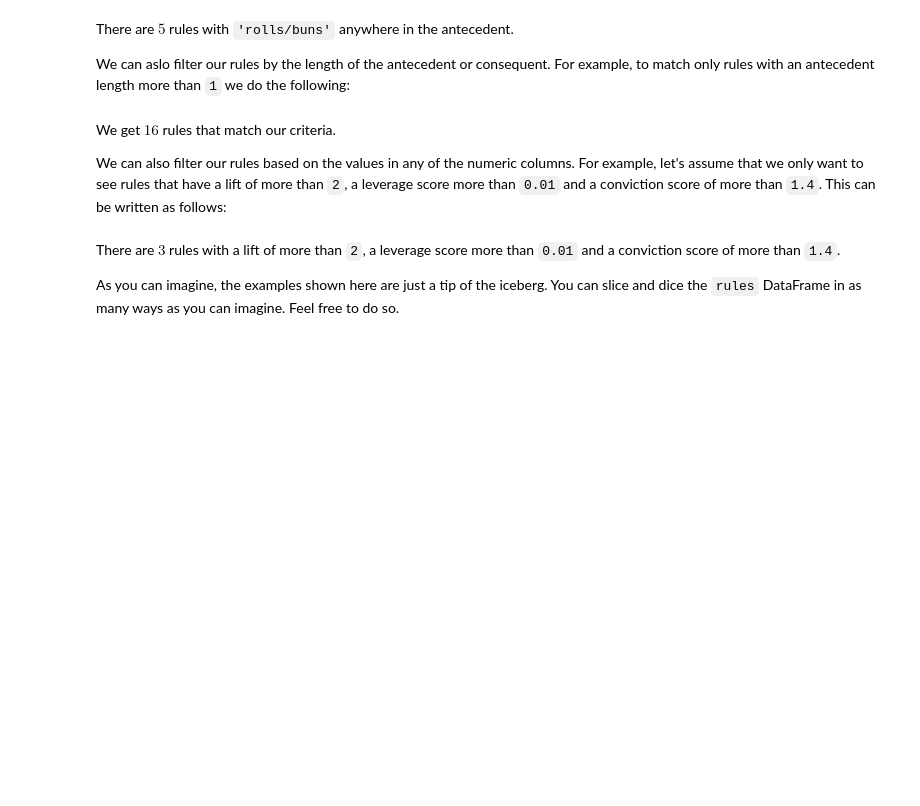
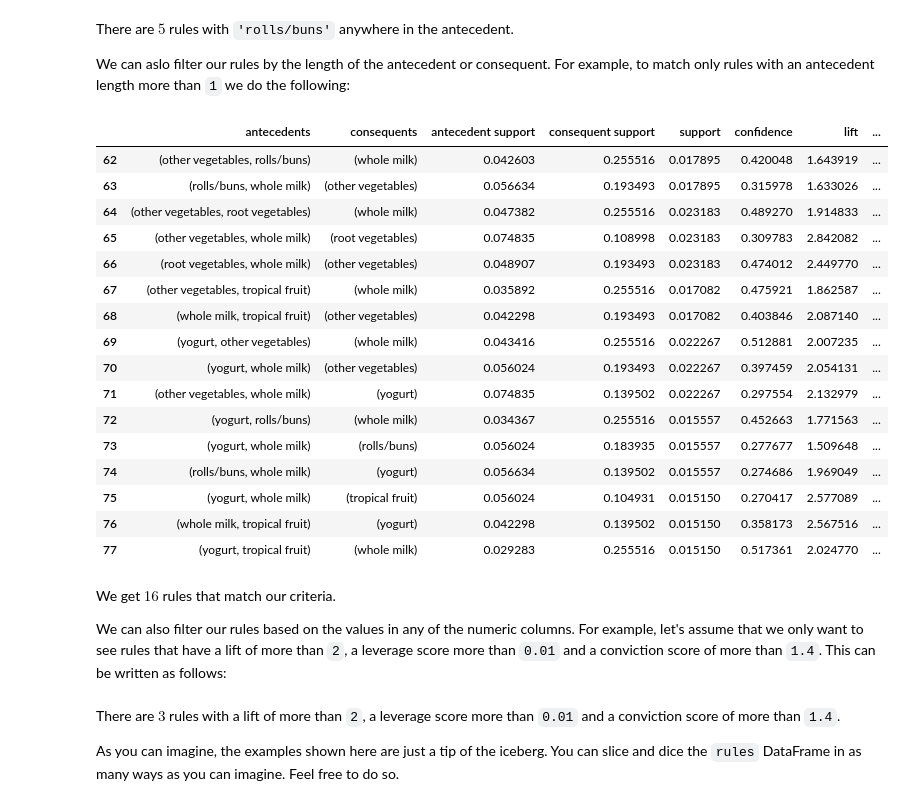
Before and after one commit to BuddhikaBaru/machine-learning-with-python-association-rules-3209139, a Jupyter notebook: src/02b.ipynb, the cells around one changed output. Saved outputs shown, nothing was run; the diff lists cells and outputs as text; code cells hidden in the pictures; blank space fills up the shorter version.

```diff
--- a/src/02b.ipynb
+++ b/src/02b.ipynb
@@ -205,6 +205,6 @@ The `association_rules` function takes several arguments. The first is the frequ
 
 Let's assume that we want to limit our focus to rules that have a confidence of `0.25` or more. To do this, we set the `metric` argument to `"confidence"` and the `min_threshold` argument to `0.25`.
 # %%
-rules = association_rules
+rules = association_rules(frequent_itemsets,metric="confidence", min_threshold=0.25)
 # %% [markdown]
 Let's see what rules were generated.
@@ -226,6 +267,27 @@ Note that in the previous two examples, we only matched rules with `'rolls/buns'
 There are $5$ rules with `'rolls/buns'` anywhere in the antecedent.
 
 We can aslo filter our rules by the length of the antecedent or consequent. For example, to match only rules with an antecedent length more than `1` we do the following:
+# %%
+rows=rules['antecedents'].str.len()>1
+rules[rows]
+# %% [output]
+|  | antecedents | consequents | antecedent support | consequent support | support | confidence | lift | ... |
+| 62 | (other vegetables, rolls/buns) | (whole milk) | 0.042603 | 0.255516 | 0.017895 | 0.420048 | 1.643919 | ... |
+| 63 | (rolls/buns, whole milk) | (other vegetables) | 0.056634 | 0.193493 | 0.017895 | 0.315978 | 1.633026 | ... |
+| 64 | (other vegetables, root vegetables) | (whole milk) | 0.047382 | 0.255516 | 0.023183 | 0.489270 | 1.914833 | ... |
+| 65 | (other vegetables, whole milk) | (root vegetables) | 0.074835 | 0.108998 | 0.023183 | 0.309783 | 2.842082 | ... |
+| 66 | (root vegetables, whole milk) | (other vegetables) | 0.048907 | 0.193493 | 0.023183 | 0.474012 | 2.449770 | ... |
+| 67 | (other vegetables, tropical fruit) | (whole milk) | 0.035892 | 0.255516 | 0.017082 | 0.475921 | 1.862587 | ... |
+| 68 | (whole milk, tropical fruit) | (other vegetables) | 0.042298 | 0.193493 | 0.017082 | 0.403846 | 2.087140 | ... |
+| 69 | (yogurt, other vegetables) | (whole milk) | 0.043416 | 0.255516 | 0.022267 | 0.512881 | 2.007235 | ... |
+| 70 | (yogurt, whole milk) | (other vegetables) | 0.056024 | 0.193493 | 0.022267 | 0.397459 | 2.054131 | ... |
+| 71 | (other vegetables, whole milk) | (yogurt) | 0.074835 | 0.139502 | 0.022267 | 0.297554 | 2.132979 | ... |
+| 72 | (yogurt, rolls/buns) | (whole milk) | 0.034367 | 0.255516 | 0.015557 | 0.452663 | 1.771563 | ... |
+| 73 | (yogurt, whole milk) | (rolls/buns) | 0.056024 | 0.183935 | 0.015557 | 0.277677 | 1.509648 | ... |
+| 74 | (rolls/buns, whole milk) | (yogurt) | 0.056634 | 0.139502 | 0.015557 | 0.274686 | 1.969049 | ... |
+| 75 | (yogurt, whole milk) | (tropical fruit) | 0.056024 | 0.104931 | 0.015150 | 0.270417 | 2.577089 | ... |
+| 76 | (whole milk, tropical fruit) | (yogurt) | 0.042298 | 0.139502 | 0.015150 | 0.358173 | 2.567516 | ... |
+| 77 | (yogurt, tropical fruit) | (whole milk) | 0.029283 | 0.255516 | 0.015150 | 0.517361 | 2.024770 | ... |
 # %% [markdown]
 We get $16$ rules that match our criteria.
 
```
Also changed, not shown: parts of 8 cells of this notebook.
